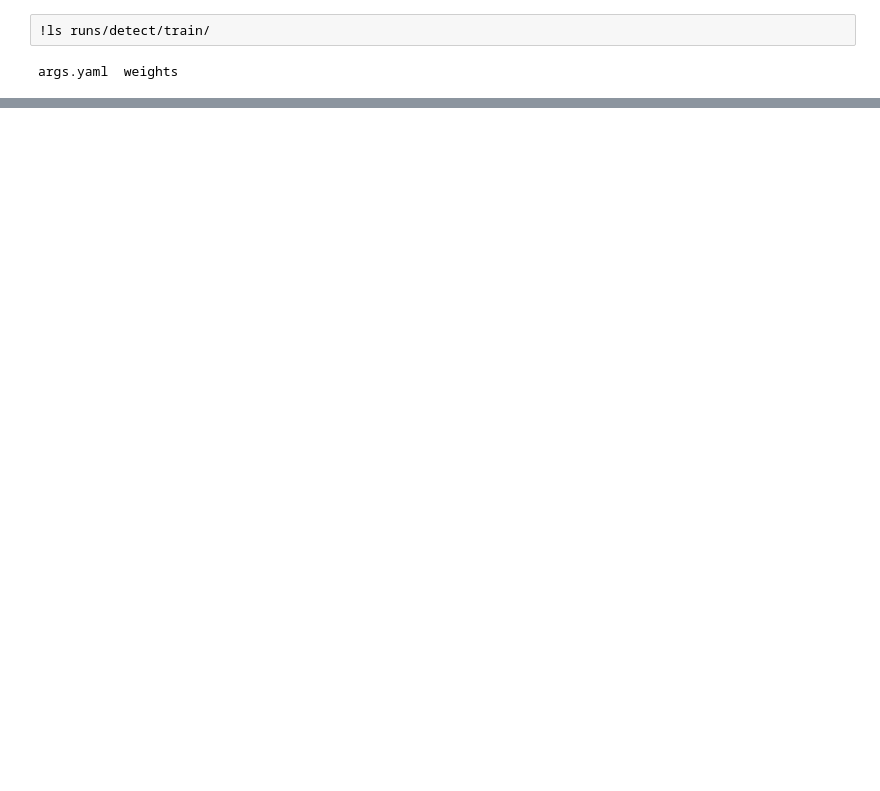
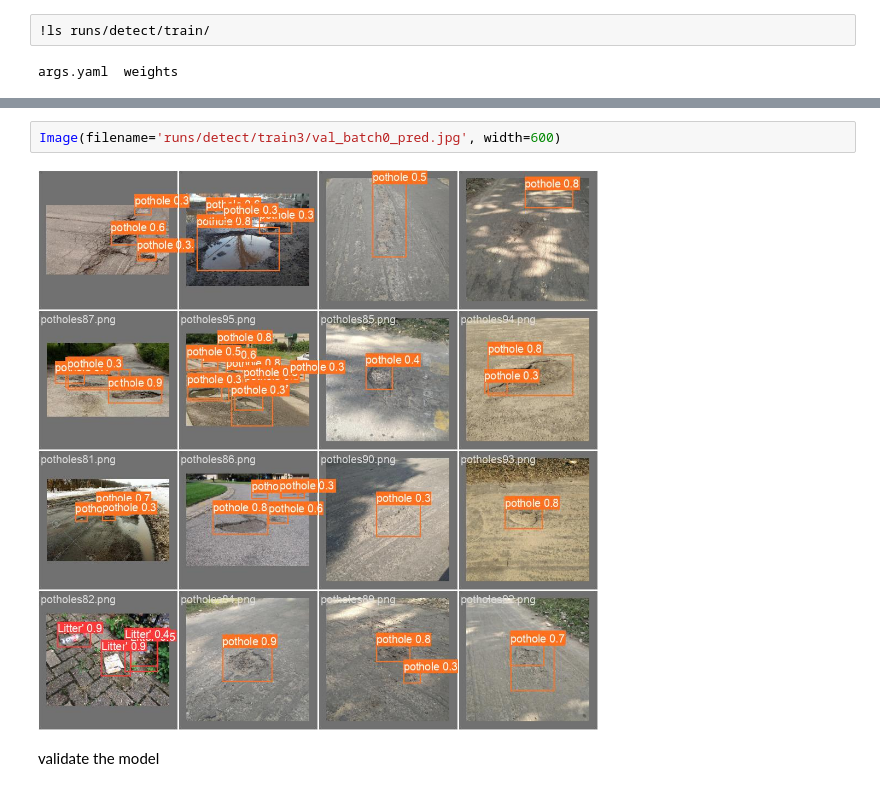
Before and after one commit to PGPradhan/GSOC-BostonGov, a Jupyter notebook: YoloV8_ObjectDetection.ipynb, the cells around one changed output, grey strips where cells are left out. Drawn from its saved outputs; the diff is of its cells as text; blank space fills up the shorter version.

```diff
--- a/YoloV8_ObjectDetection.ipynb
+++ b/YoloV8_ObjectDetection.ipynb
@@ -82,0 +89,6 @@ FileNotFoundError: [Errno 2] No such file or directory: 'runs/detect/train2/conf
+# %%
+Image(filename='runs/detect/train3/val_batch0_pred.jpg', width=600)
+# %% [output]
+[figure, added]
+# %% [markdown]
+validate the model
```
Also changed, not shown: parts of 8 cells of this notebook.
